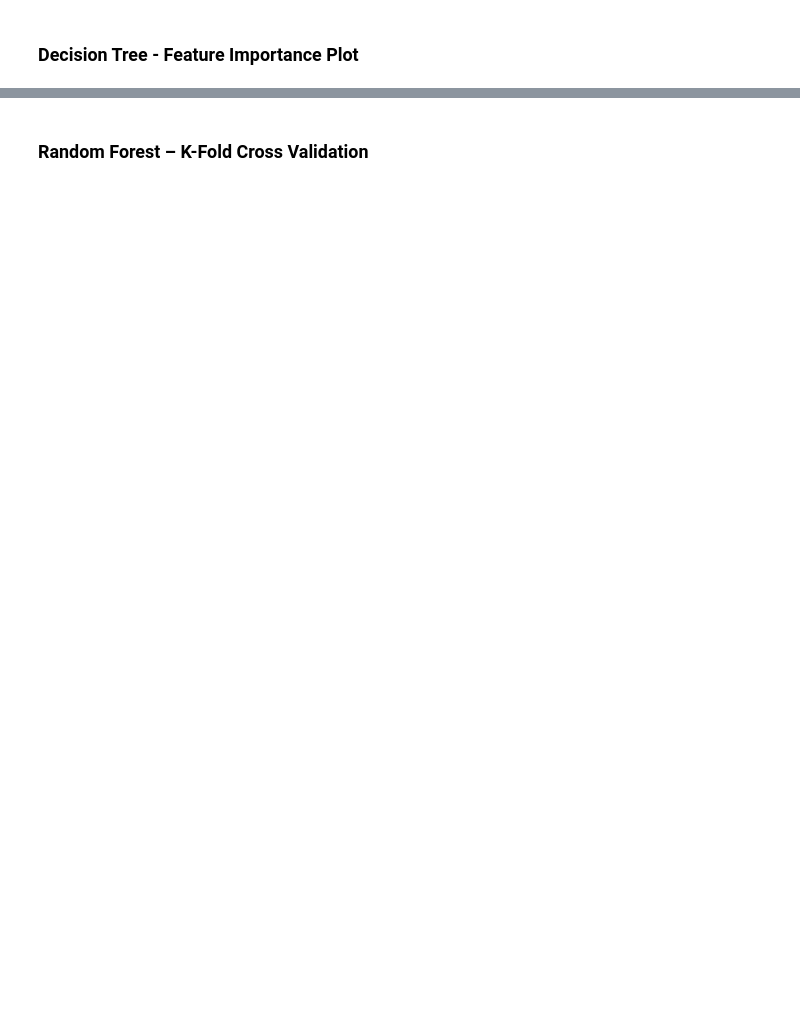
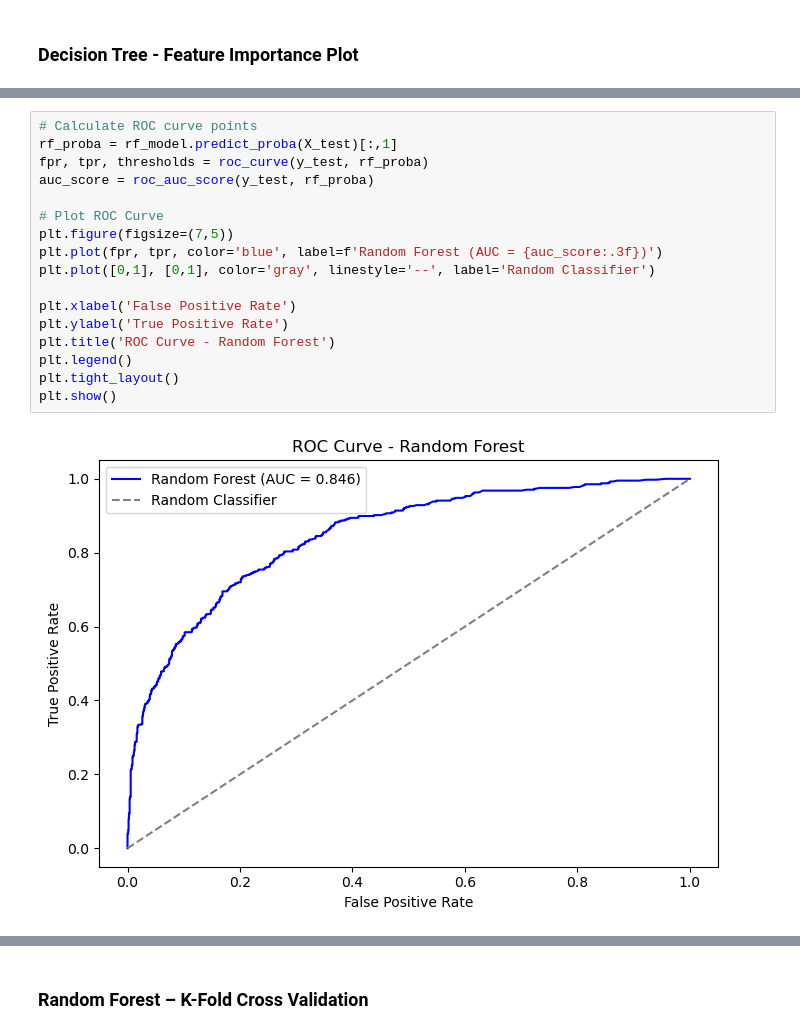
Before and after one commit to itsWesam/SWE485-Project-Group4, a Jupyter notebook: Phase1_Supervised_Learning.ipynb, the cells around one changed output, grey strips where cells are left out. Saved outputs shown, nothing was run; the diff lists cells and outputs as text; blank space fills up the shorter version.

```diff
--- a/Phase1_Supervised_Learning.ipynb
+++ b/Phase1_Supervised_Learning.ipynb
@@ -1119,0 +960,19 @@ The confusion matrix reveals the following details about the model's errors:
+# %%
+# Calculate ROC curve points
+rf_proba = rf_model.predict_proba(X_test)[:,1]
+fpr, tpr, thresholds = roc_curve(y_test, rf_proba)
+auc_score = roc_auc_score(y_test, rf_proba)
+
+# Plot ROC Curve
+plt.figure(figsize=(7,5))
+plt.plot(fpr, tpr, color='blue', label=f'Random Forest (AUC = {auc_score:.3f})')
+plt.plot([0,1], [0,1], color='gray', linestyle='--', label='Random Classifier')
+
+plt.xlabel('False Positive Rate')
+plt.ylabel('True Positive Rate')
+plt.title('ROC Curve - Random Forest')
+plt.legend()
+plt.tight_layout()
+plt.show()
+# %% [output]
+[figure, added]
```
Also changed, not shown: parts of 60 cells of this notebook, 4 other files.
